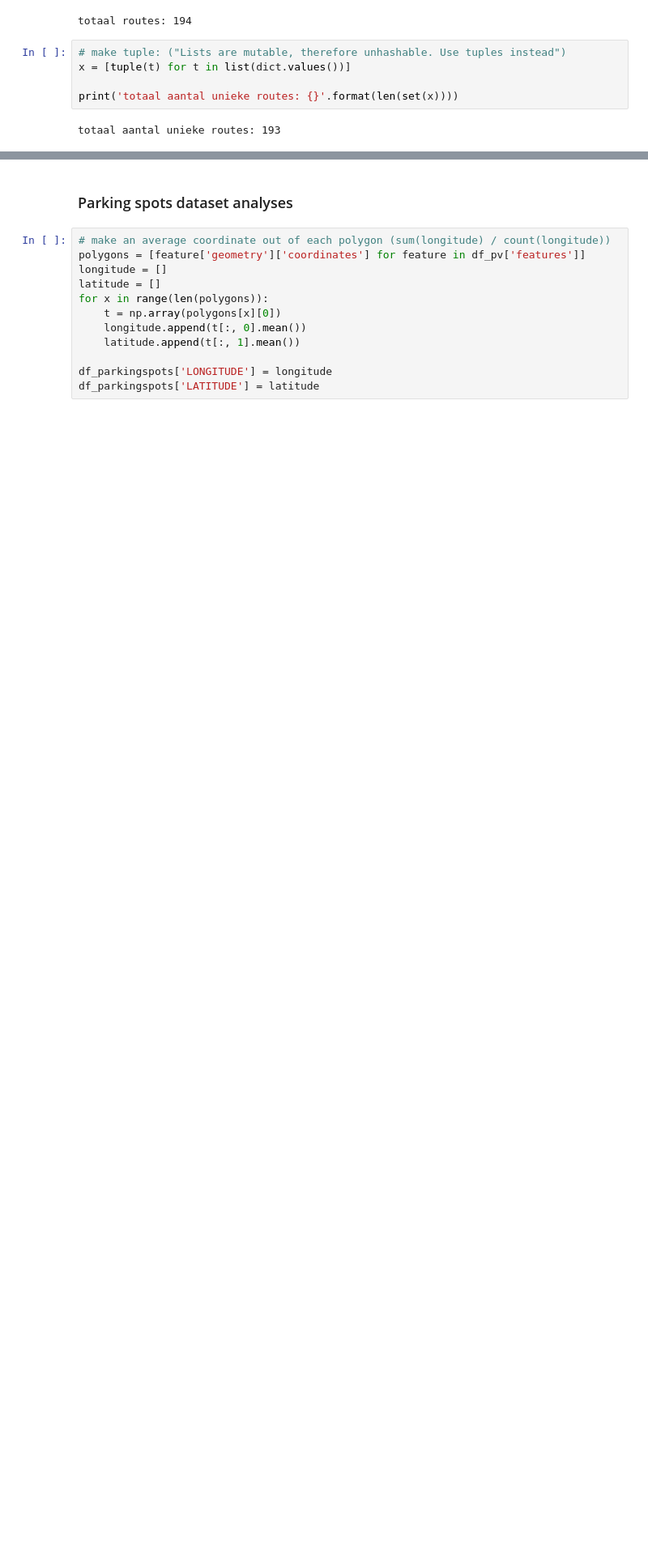
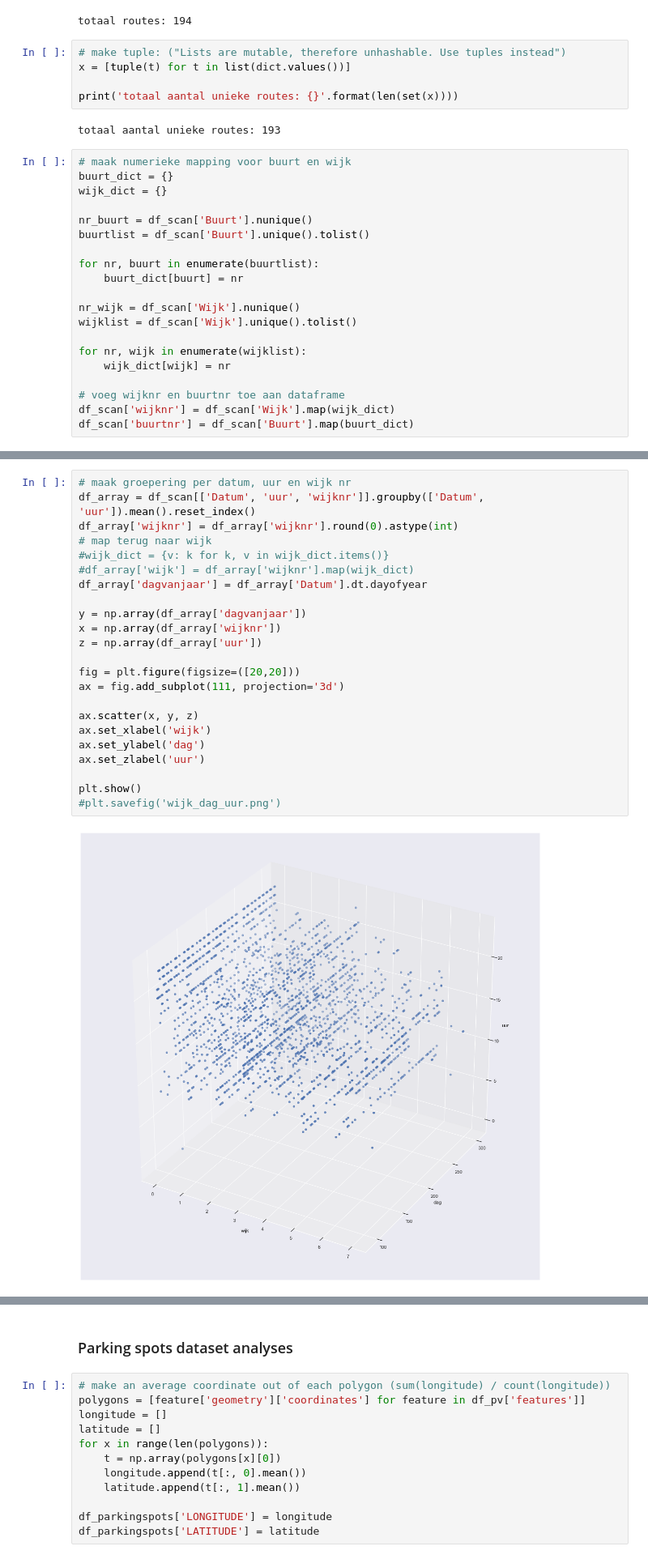
Before and after one commit to pmhuizinga/ggg6, a Jupyter notebook: GemeenteGroningen_parkeervakken.ipynb, the cells around one changed output, grey strips where cells are left out. Shown at 81% size. Cells and saved outputs as stored; diff of their text form; blank space fills up the shorter version.

```diff
--- a/GemeenteGroningen_parkeervakken.ipynb
+++ b/GemeenteGroningen_parkeervakken.ipynb
@@ -295,3 +297,23 @@ x = [tuple(t) for t in list(dict.values())]
 print('totaal aantal unieke routes: {}'.format(len(set(x))))
 # %% [output]
 totaal aantal unieke routes: 193
+# %%
+# maak numerieke mapping voor buurt en wijk
+buurt_dict = {}
+wijk_dict = {}
+
+nr_buurt = df_scan['Buurt'].nunique()
+buurtlist = df_scan['Buurt'].unique().tolist()
+
+for nr, buurt in enumerate(buurtlist):
+    buurt_dict[buurt] = nr
+
+nr_wijk = df_scan['Wijk'].nunique()
+wijklist = df_scan['Wijk'].unique().tolist()
+
+for nr, wijk in enumerate(wijklist):
+    wijk_dict[wijk] = nr
+
+# voeg wijknr en buurtnr toe aan dataframe
+df_scan['wijknr'] = df_scan['Wijk'].map(wijk_dict)
+df_scan['buurtnr'] = df_scan['Buurt'].map(buurt_dict)
@@ -297,0 +331,25 @@ totaal aantal unieke routes: 193
+# %%
+# maak groepering per datum, uur en wijk nr
+df_array = df_scan[['Datum', 'uur', 'wijknr']].groupby(['Datum', 'uur']).mean().reset_index()
+df_array['wijknr'] = df_array['wijknr'].round(0).astype(int)
+# map terug naar wijk
+#wijk_dict = {v: k for k, v in wijk_dict.items()}
+#df_array['wijk'] = df_array['wijknr'].map(wijk_dict)
+df_array['dagvanjaar'] = df_array['Datum'].dt.dayofyear
+
+y = np.array(df_array['dagvanjaar'])
+x = np.array(df_array['wijknr'])
+z = np.array(df_array['uur'])
+
+fig = plt.figure(figsize=([20,20]))
+ax = fig.add_subplot(111, projection='3d')
+
+ax.scatter(x, y, z)
+ax.set_xlabel('wijk')
+ax.set_ylabel('dag')
+ax.set_zlabel('uur')
+
+plt.show()
+#plt.savefig('wijk_dag_uur.png')
+# %% [output]
+[figure, added]
```
Also changed, not shown: parts of 12 cells of this notebook.
